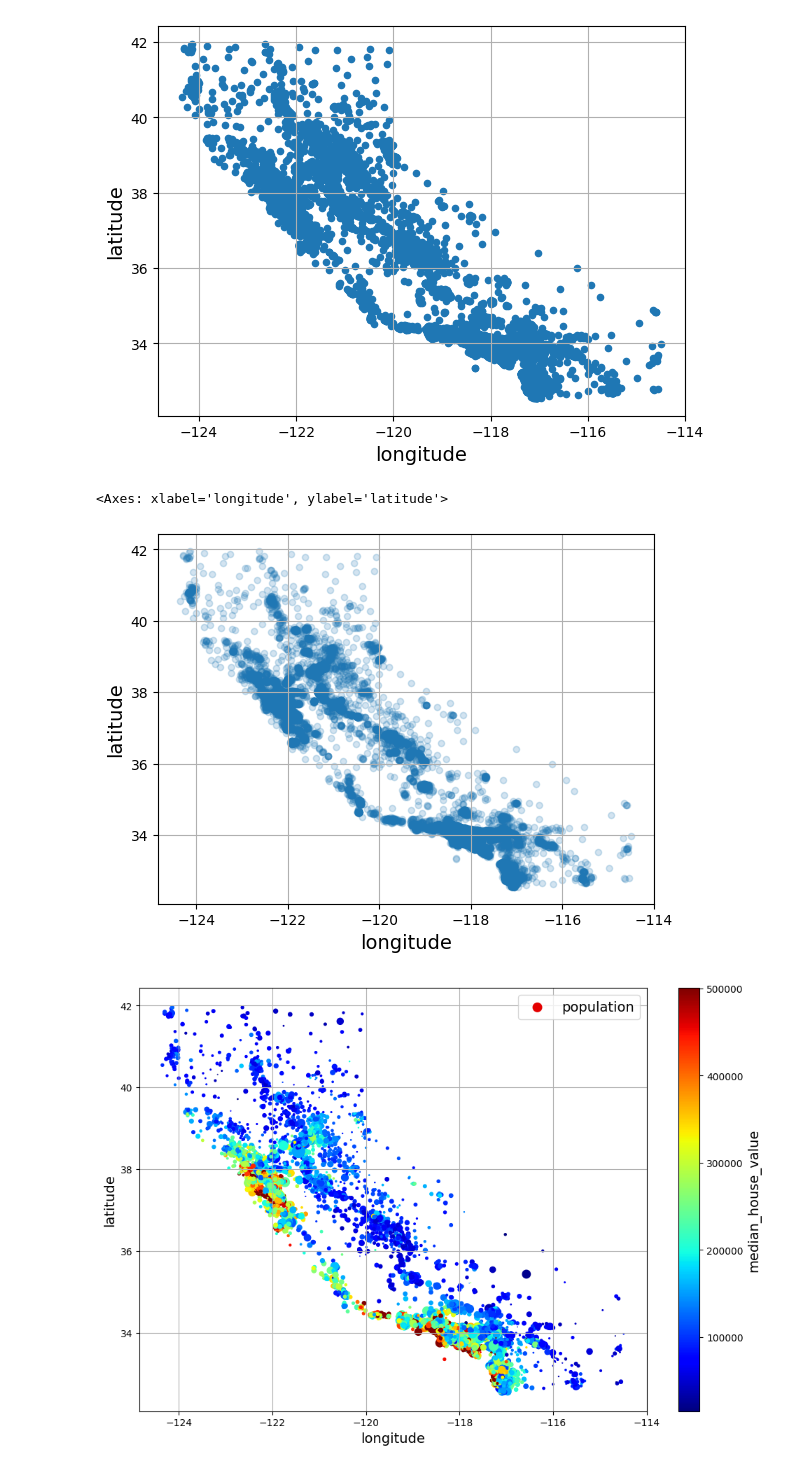
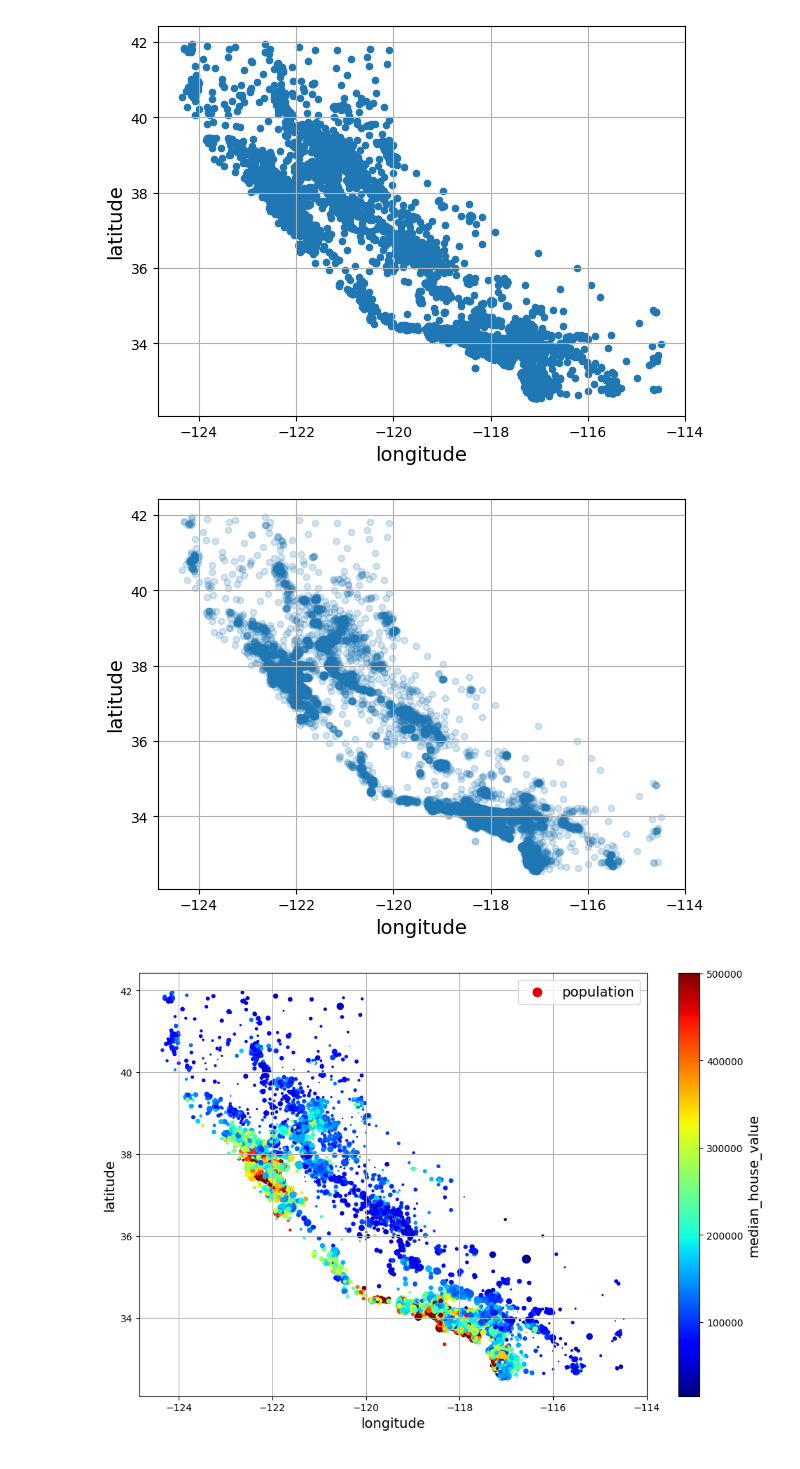
Before and after one commit to amlei/handson-ml3, a Jupyter notebook: 02_end_to_end_machine_learning_project.ipynb, the cells around one changed output. Saved outputs shown, nothing was run; the diff lists cells and outputs as text; code cells hidden in the pictures.

```diff
--- a/02_end_to_end_machine_learning_project.ipynb
+++ b/02_end_to_end_machine_learning_project.ipynb
@@ -42,14 +40,14 @@ import pandas as pd
 import tarfile
 import urllib.request
 
-def load_housing_data() -> pd.DataFrame:
-  tarball_path = Path("datasets/housing.tgz")
-  if not tarball_path.is_file():
-    Path("datasets").mkdir(parents=True, exist_ok=True)
-    url = "https://github.com/ageron/data/raw/main/housing.tgz"
-    urllib.request.urlretrieve(url, tarball_path)
-  with tarfile.open(tarball_path) as housing_tarball:
-    housing_tarball.extractall(path="datasets")
-  return pd.read_csv(Path("datasets/housing/housing.csv"))
+def load_housing_data():
+    tarball_path = Path("datasets/housing.tgz")
+    if not tarball_path.is_file():
+        Path("datasets").mkdir(parents=True, exist_ok=True)
+        url = "https://github.com/ageron/data/raw/main/housing.tgz"
+        urllib.request.urlretrieve(url, tarball_path)
+    with tarfile.open(tarball_path) as housing_tarball:
+            housing_tarball.extractall(path="datasets")
+    return pd.read_csv(Path("datasets/housing/housing.csv"))
 
 housing = load_housing_data()
@@ -109,15 +123,16 @@ housing.describe()
 # %% [markdown]
 The following cell is not shown either in the book. It creates the `images/end_to_end_project` folder (if it doesn't already exist), and it defines the `save_fig()` function which is used through this notebook to save the figures in high-res for the book.
 # %%
-# 路径拼接，pathlib 的特性，比传统的字符串拼接更安全、易读。
+# extra code – code to save the figures as high-res PNGs for the book
+
 IMAGES_PATH = Path() / "images" / "end_to_end_project"
 IMAGES_PATH.mkdir(parents=True, exist_ok=True)
 
-def save_fig(fig_id, tight_layout=True, fig_extension="png", resolution=30) -> None:
-  path = IMAGES_PATH / f"{fig_id}.{fig_extension}"
-  if tight_layout:
-    plt.tight_layout()
-  plt.savefig(path, format=fig_extension, dpi=resolution)
+def save_fig(fig_id, tight_layout=True, fig_extension="png", resolution=300):
+    path = IMAGES_PATH / f"{fig_id}.{fig_extension}"
+    if tight_layout:
+        plt.tight_layout()
+    plt.savefig(path, format=fig_extension, dpi=resolution)
 # %%
 import matplotlib.pyplot as plt
 
@@ -232,7 +226,6 @@ samples = (np.random.rand(100_000, sample_size) < ratio_female).sum(axis=1)
 # %% [output]
 np.float64(0.1071)
 # %%
-# 收入类别属性
 housing["income_cat"] = pd.cut(housing["median_income"],
-                               bins=[0., 1.5, 3.0, 4.5, 6.0, np.inf],
+                               bins=[0., 1.5, 3.0, 4.5, 6., np.inf],
                                labels=[1, 2, 3, 4, 5])
@@ -255,7 +253,6 @@ stratified split:
 # %%
-strat_train_set, strat_test_set = train_test_split(housing, test_size=0.2,
-                                                   stratify=housing["income_cat"],
-                                                   random_state=42)
+strat_train_set, strat_test_set = train_test_split(
+    housing, test_size=0.2, stratify=housing["income_cat"], random_state=42)
 # %%
 strat_test_set["income_cat"].value_counts() / len(strat_test_set)
 # %% [output]
@@ -337,9 +306,9 @@ plt.show()
 # %% [output]
 [figure]
 # %%
-# 高密度区域
-housing.plot(kind='scatter', x="longitude", y="latitude", grid=True, alpha=0.2)
+housing.plot(kind="scatter", x="longitude", y="latitude", grid=True, alpha=0.2)
+save_fig("better_visualization_plot")  # extra code
+plt.show()
 # %% [output]
-<Axes: xlabel='longitude', ylabel='latitude'>
-[figure, old version]
+[figure, new version]
 # %%
```
Also changed, not shown: parts of 54 cells of this notebook, 4 other files.
